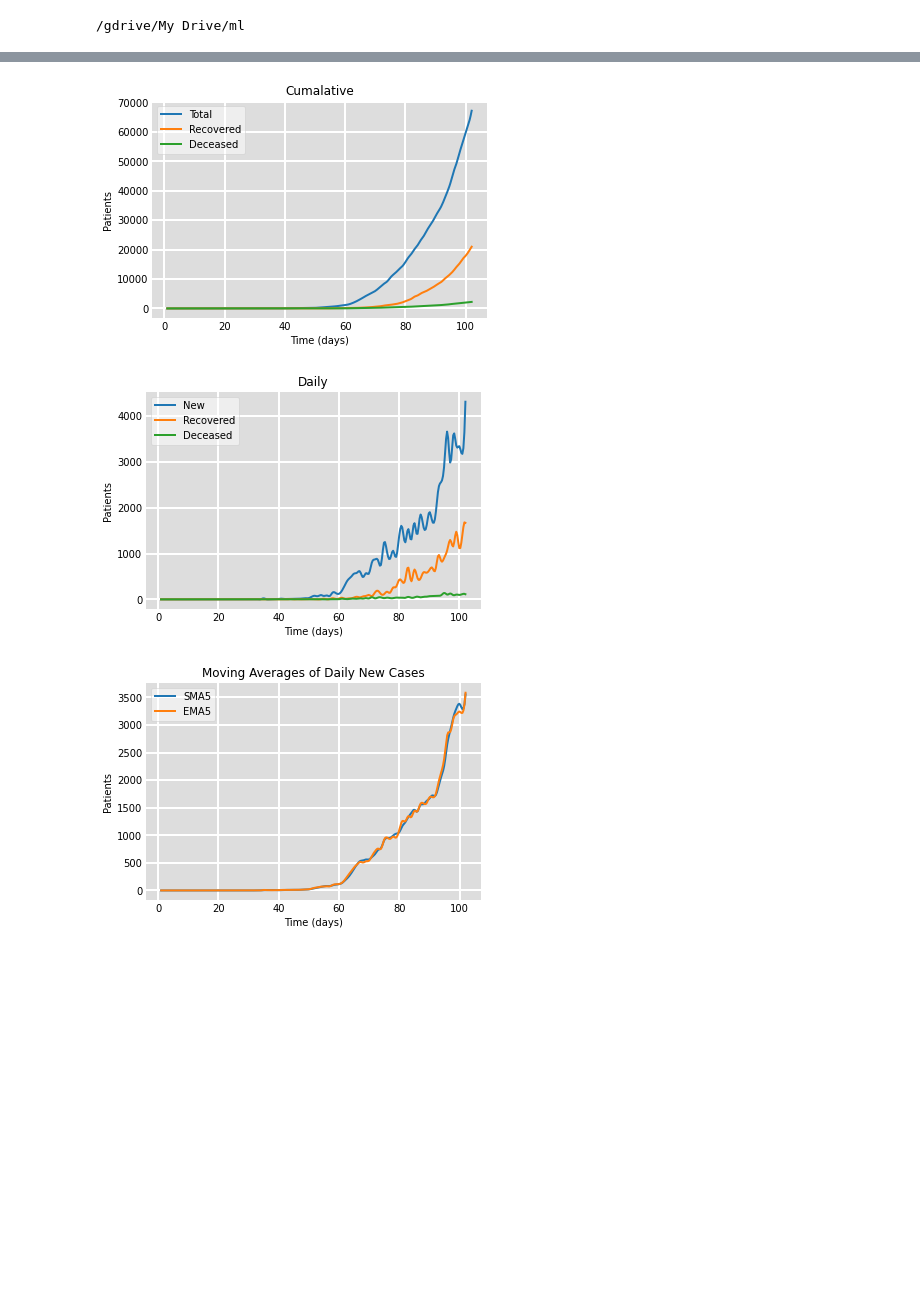
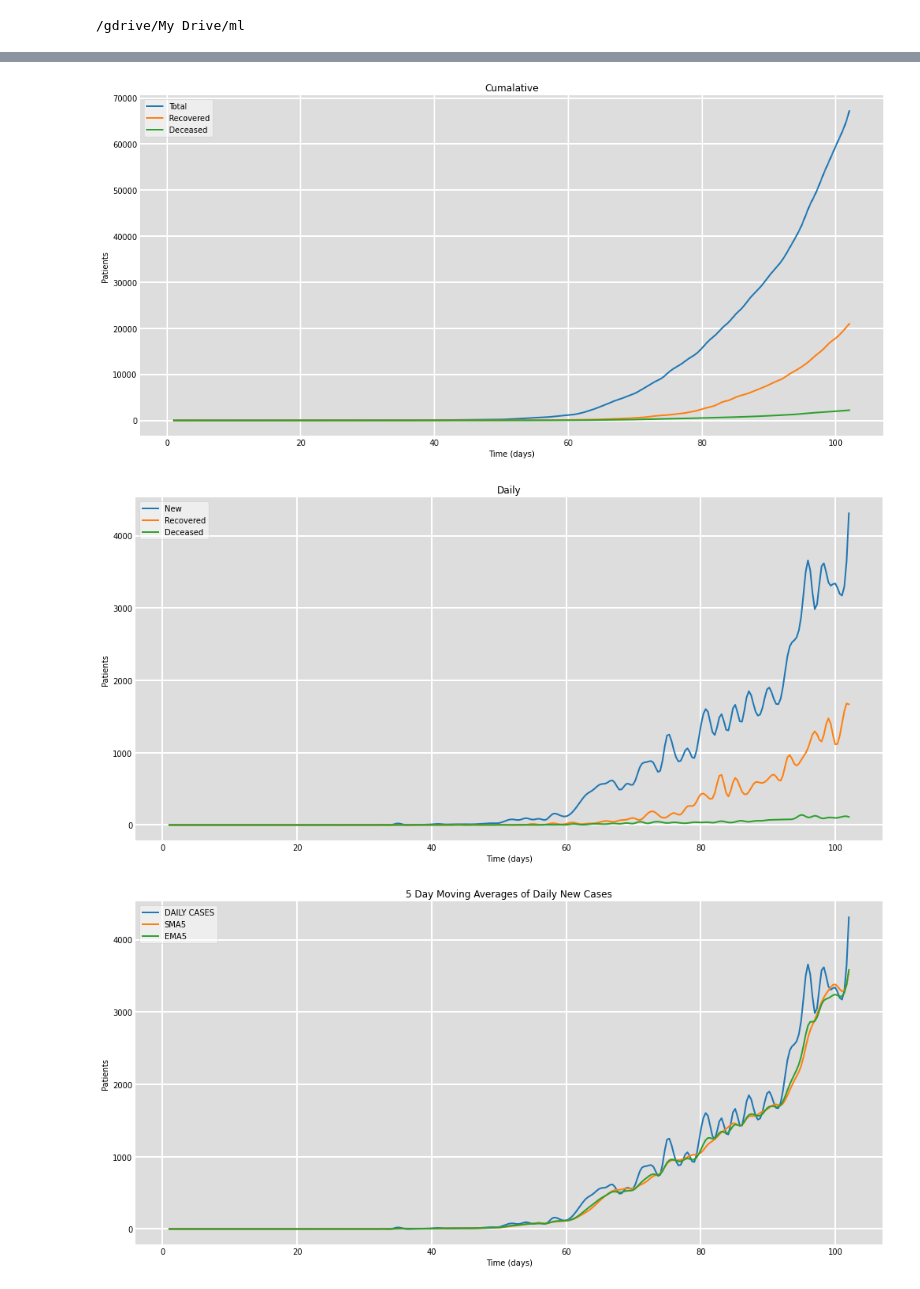
Before and after one commit to puneat/ML_project_UCS611, a Jupyter notebook: data_preprocessing.ipynb, the cells around one changed output, grey strips where cells are left out. Drawn from its saved outputs; the diff is of its cells as text; code cells hidden in the pictures; blank space fills up the shorter version.

```diff
--- a/data_preprocessing.ipynb
+++ b/data_preprocessing.ipynb
@@ -30,5 +33,11 @@ total_cases.astype(int);
 daily_cases=cases[1:,[1,3,5]];
 daily_cases.astype(int);
 
-moving_averages=cases[1:,[8,9]];
-moving_averages.astype(float);
+day5_moving_averages=cases[1:,[1,8,9]];
+day5_moving_averages.astype(float);
+
+day10_moving_averages=cases[1:,[1,10,11]];
+day10_moving_averages.astype(float);
+
+macd_moving_averages=cases[1:,[1,12]];
+macd_moving_averages.astype(float);
@@ -35,6 +46,6 @@ moving_averages.astype(float);
 # %%
 def plot_data(num_days,total_cases, label,plot_title):
-  fig = plt.figure(facecolor='w')
+  fig = plt.figure(facecolor='w',figsize=(17,8))
   ax = fig.add_subplot(111, facecolor='#dddddd', axisbelow=True)
 
   num_days_new = np.linspace(t.min(), t.max(), 300)
@@ -62,12 +73,12 @@ def plot_data(num_days,total_cases, label,plot_title):
 # %%
 plot_data(num_days,total_cases,['Total','Recovered','Deceased'],'Cumalative')
 # %% [output]
-[figure, old version]
+[figure, new version]
 # %%
 plot_data(num_days,daily_cases,['New','Recovered','Deceased'],'Daily')
 # %% [output]
-[figure, old version]
+[figure, new version]
 # %%
-plot_data(num_days,moving_averages,['SMA5','EMA5'],'Moving Averages of Daily New Cases')
+plot_data(num_days,day5_moving_averages,['DAILY CASES','SMA5','EMA5'],'5 Day Moving Averages of Daily New Cases')
 # %% [output]
-[figure, old version]
+[figure, new version]
```
Also changed, not shown: parts of 4 cells of this notebook.
